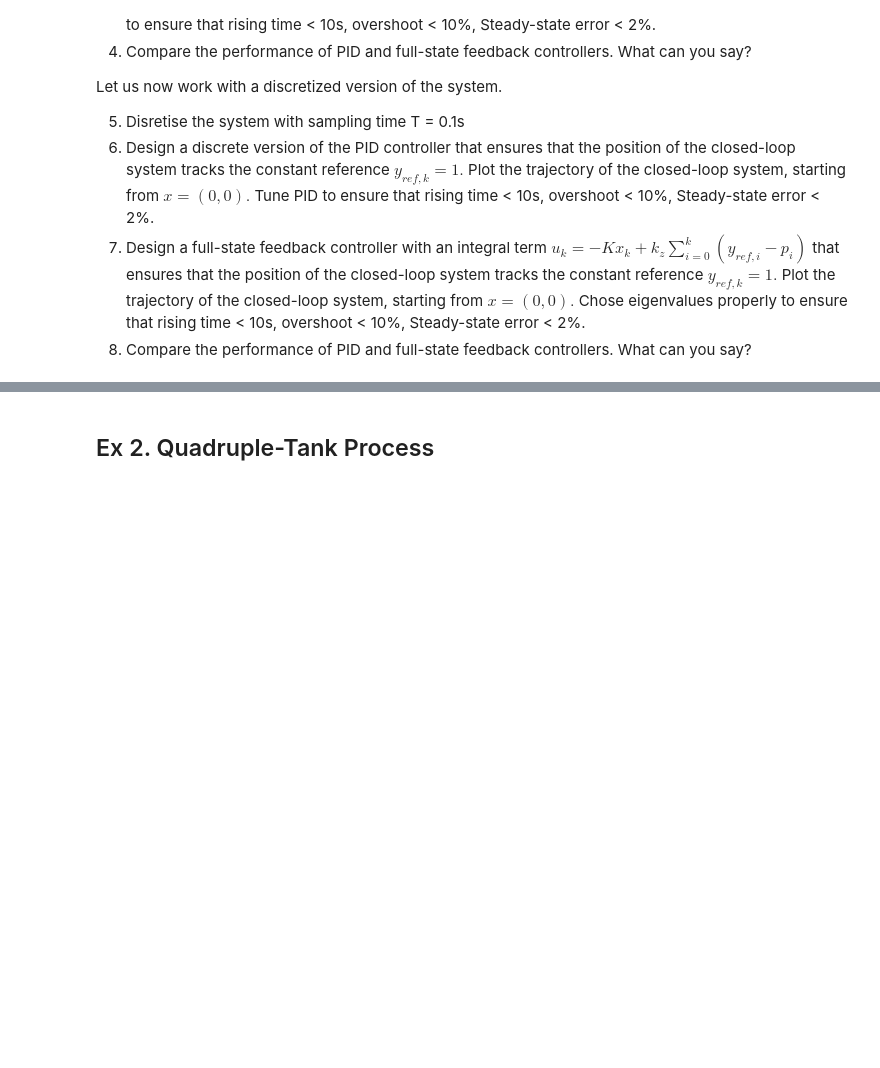
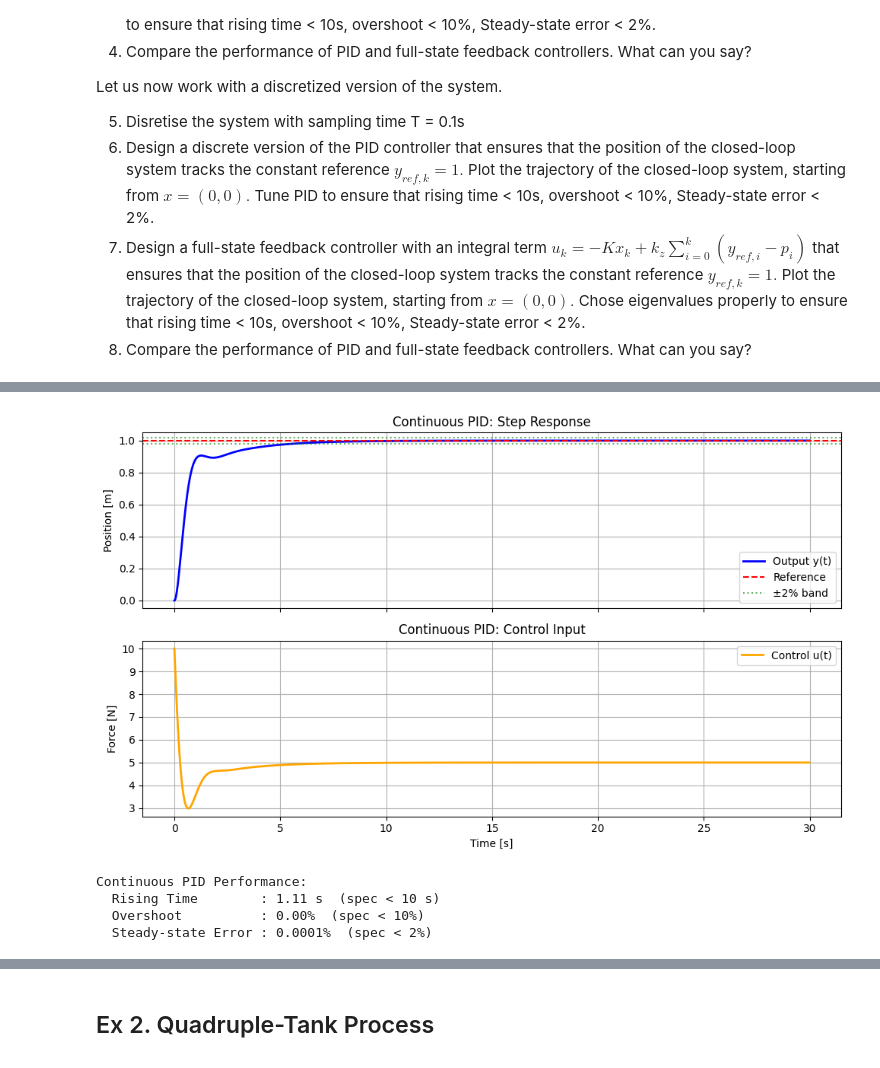
Before and after one commit to FBI-openup/CT_Control-theory, a Jupyter notebook: ZHANG Boyuan_FinalProject.ipynb, the cells around one changed output, grey strips where cells are left out. Saved outputs shown, nothing was run; the diff lists cells and outputs as text; code cells hidden in the pictures; blank space fills up the shorter version.

```diff
--- a/ZHANG Boyuan_FinalProject.ipynb
+++ b/ZHANG Boyuan_FinalProject.ipynb
@@ -37,0 +233,67 @@ Let us now work with a discretized version of the system.
+# %%
+# --- Block 4: Continuous-time PID controller ---
+
+# PID gains (tuned to meet specs: Tr < 10s, OS < 10%, SSE < 2%)
+Kp_c = 10.0
+Ki_c = 6.0
+Kd_c = 3.0
+
+def closed_loop_pid_cont(state, t, Kp, Ki, Kd, y_ref):
+    """
+    Augmented state: [x1, x2, xi]
+    xi = integral of error, xi_dot = e = y_ref - x1
+    """
+    x1, x2, xi = state
+    e    = y_ref - x1     # position error
+    de   = -x2            # derivative of error = -velocity (since y=x1)
+    u    = Kp*e + Ki*xi + Kd*de  # PID control law
+
+    x1_dot = x2
+    x2_dot = (-k*x1 - rho*x2 + u) / m  # Newton's law
+    xi_dot = e
+    return [x1_dot, x2_dot, xi_dot]
+
+x0_aug = [x0[0], x0[1], 0.0]   # augmented initial state with xi(0)=0
+sol_pid_c = odeint(closed_loop_pid_cont, x0_aug, t, args=(Kp_c, Ki_c, Kd_c, y_ref))
+
+y_pid_c = sol_pid_c[:, 0]
+
+# Reconstruct control input for plotting
+u_pid_c = [Kp_c*(y_ref - s[0]) + Ki_c*s[2] + Kd_c*(-s[1]) for s in sol_pid_c]
+
+fig, (ax1, ax2) = plt.subplots(2, 1, figsize=(10, 6), sharex=True)
+ax1.plot(t, y_pid_c, 'b', lw=2, label='Output y(t)')
+ax1.axhline(y_ref, color='r', ls='--', label='Reference')
+ax1.axhline(y_ref*1.02, color='g', ls=':', alpha=0.6, label='±2% band')
+ax1.axhline(y_ref*0.98, color='g', ls=':', alpha=0.6)
+ax1.set_ylabel('Position [m]'); ax1.set_title('Continuous PID: Step Response')
+ax1.legend(); ax1.grid(True)
+
+ax2.plot(t, u_pid_c, 'orange', lw=2, label='Control u(t)')
+ax2.set_xlabel('Time [s]'); ax2.set_ylabel('Force [N]')
+ax2.set_title('Continuous PID: Control Input')
+ax2.legend(); ax2.grid(True)
+plt.tight_layout(); plt.show()
+
+# Performance metrics
+def perf_metrics(t, y, y_ref):
+    # Rising time: time to first reach 90% of reference
+    idx_rise = np.where(y >= 0.9 * y_ref)[0]
+    Tr = t[idx_rise[0]] if len(idx_rise) > 0 else float('inf')
+    # Overshoot
+    OS = max(0, (max(y) - y_ref) / y_ref * 100)
+    # Steady-state error (average of last 20% of simulation)
+    SSE = abs(np.mean(y[int(0.8*len(y)):]) - y_ref) / y_ref * 100
+    return Tr, OS, SSE
+
+Tr, OS, SSE = perf_metrics(t, y_pid_c, y_ref)
+print(f"Continuous PID Performance:")
+print(f"  Rising Time        : {Tr:.2f} s  (spec < 10 s)")
+print(f"  Overshoot          : {OS:.2f}%  (spec < 10%)")
+print(f"  Steady-state Error : {SSE:.4f}%  (spec < 2%)")
+# %% [output]
+[figure, added]
+Continuous PID Performance:
+  Rising Time        : 1.11 s  (spec < 10 s)
+  Overshoot          : 0.00%  (spec < 10%)
+  Steady-state Error : 0.0001%  (spec < 2%)
```
Also changed, not shown: parts of 45 cells of this notebook.
